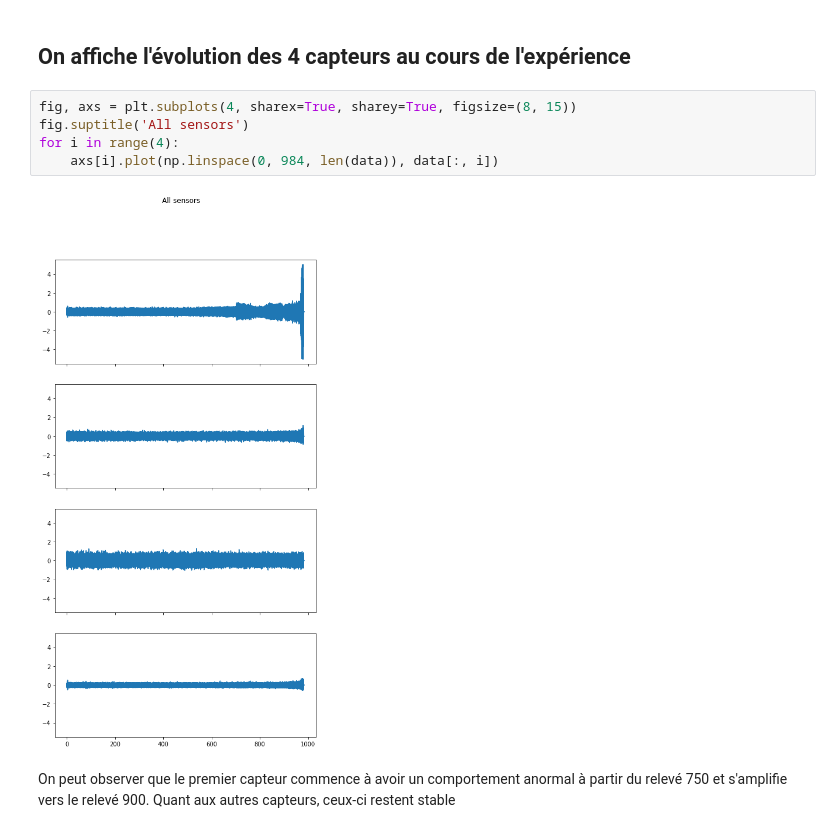
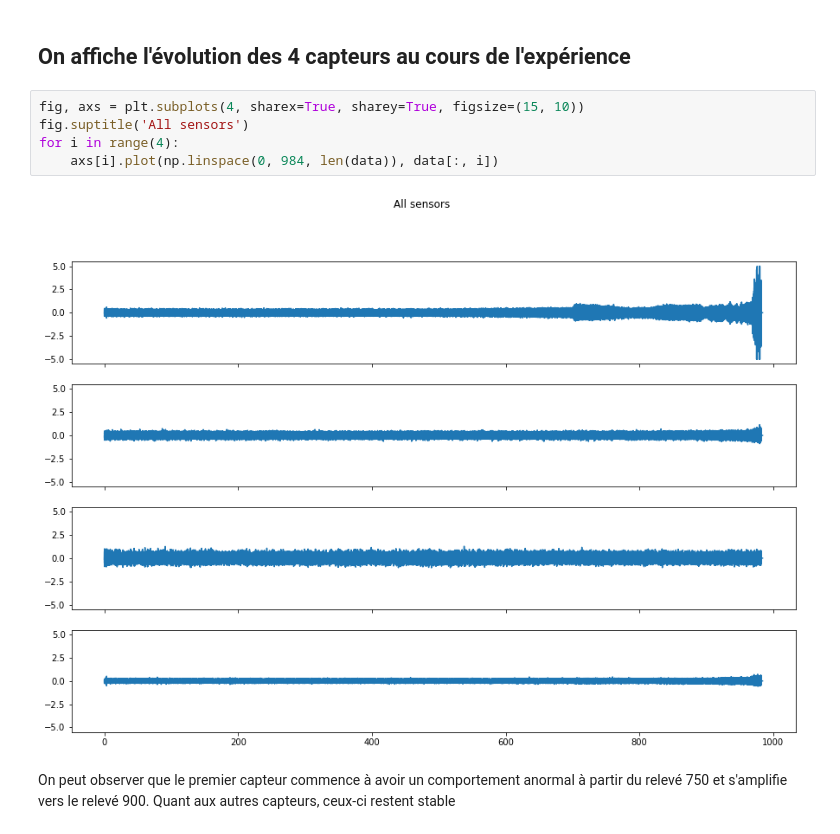
Before and after one commit to Remyb98/5I-SI4, a Jupyter notebook: Rapport.ipynb, the cells around one changed output. Cells and saved outputs as stored; diff of their text form.

```diff
--- a/Rapport.ipynb
+++ b/Rapport.ipynb
@@ -66,12 +64,12 @@ data = load_all_data()
 # %% [markdown]
 ## On affiche l'évolution des 4 capteurs au cours de l'expérience
 # %%
-fig, axs = plt.subplots(4, sharex=True, sharey=True, figsize=(8, 15))
+fig, axs = plt.subplots(4, sharex=True, sharey=True, figsize=(15, 10))
 fig.suptitle('All sensors')
 for i in range(4):
     axs[i].plot(np.linspace(0, 984, len(data)), data[:, i])
 # %% [output]
-[figure, old version]
+[figure, new version]
 # %% [markdown]
 On peut observer que le premier capteur commence à avoir un comportement anormal à partir du relevé 750 et s'amplifie vers le relevé 900. Quant aux autres capteurs, ceux-ci restent stable
 # %% [markdown]
```
Also changed, not shown: parts of 5 cells of this notebook.
